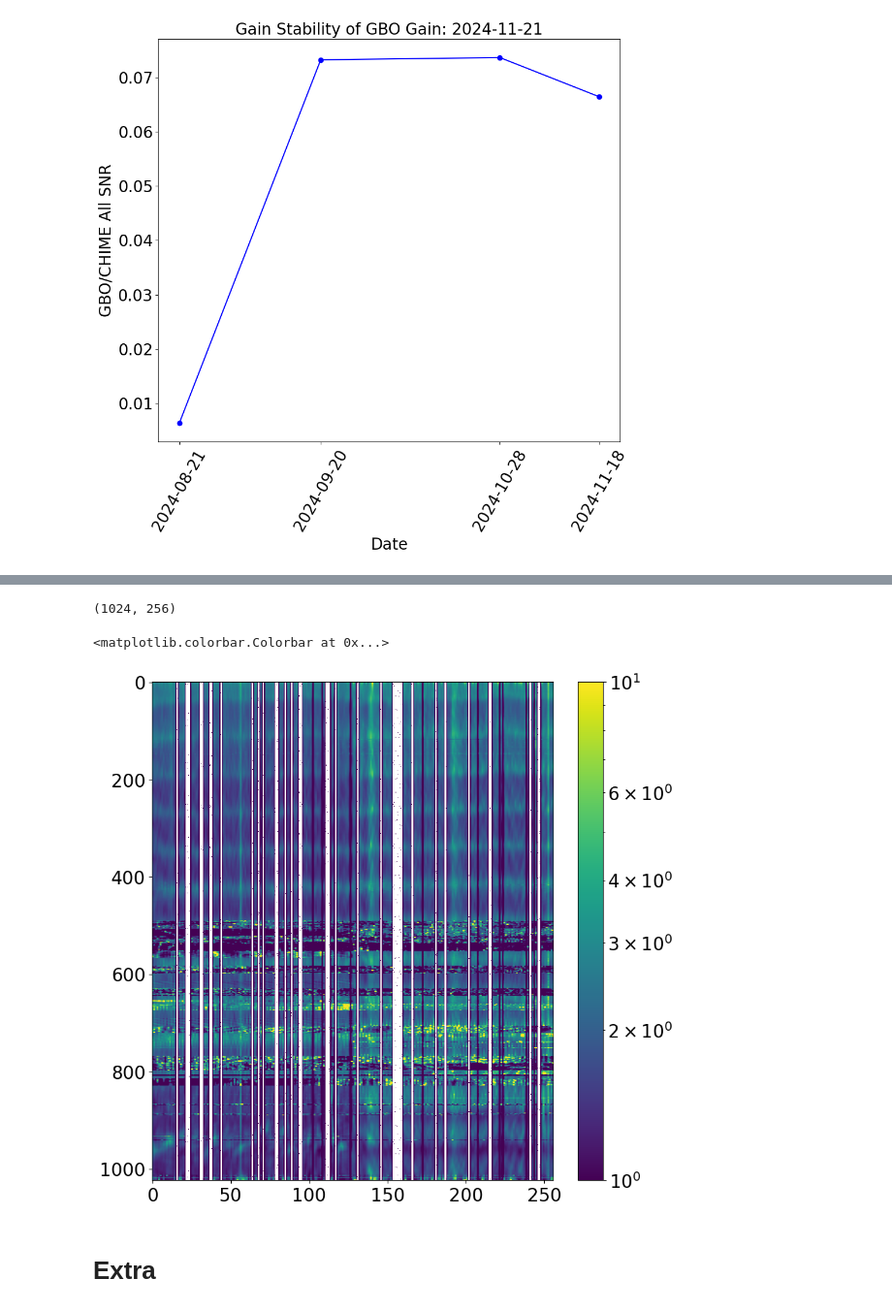
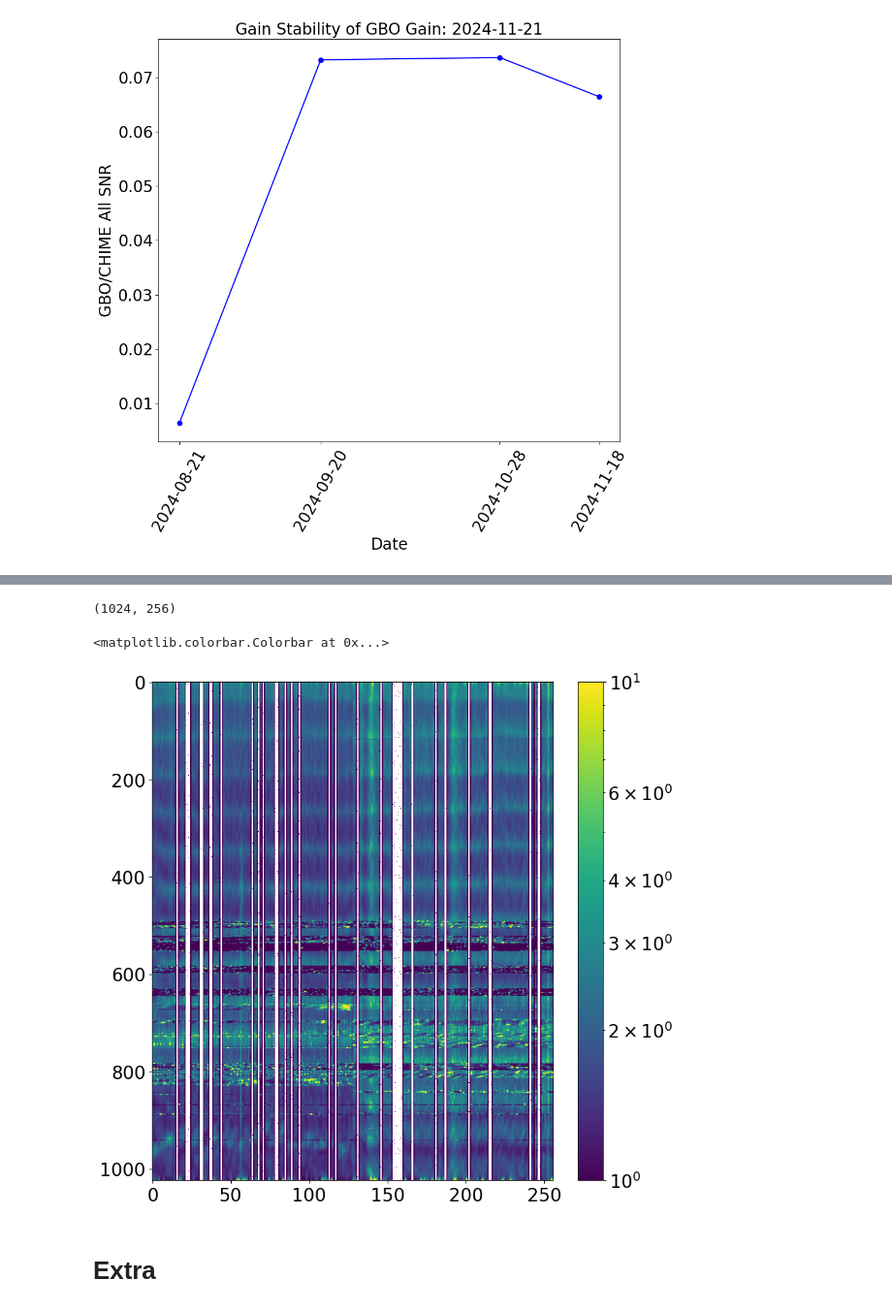
Before and after one commit to rdarlinger/gbo_sensitivity, a Jupyter notebook: gain_test_pulsar.ipynb, the cells around one changed output, grey strips where cells are left out. Shown at 97% size. Saved outputs shown, nothing was run; the diff lists cells and outputs as text; code cells hidden in the pictures.

```diff
--- a/gain_test_pulsar.ipynb
+++ b/gain_test_pulsar.ipynb
@@ -272,15 +271,15 @@ Beginning writeout process...
 # %%
-file=h5.File("/arc/projects/chime_frb/rdarlinger/gain_solutions/gain_20250529T113005.058304Z_cyga.h5", "r")
+file=h5.File("/arc/projects/chime_frb/rdarlinger/gain_solutions/gain_20241028T013120.155922Z_cyga.h5", "r")
 gain=np.asarray(file['gain'])
 print(gain.shape)
 import matplotlib.pyplot as plt
 from matplotlib.colors import LogNorm
 plt.imshow(np.abs(gain), norm=LogNorm(vmin=1,vmax=10))
 plt.colorbar()
 # %% [output]
 (1024, 256)
 <matplotlib.colorbar.Colorbar at 0x...>
-[figure, old version]
+[figure, new version]
 # %% [markdown]
 # Extra
 # %%
```
Also changed, not shown: parts of 5 cells of this notebook, 1 other file.
